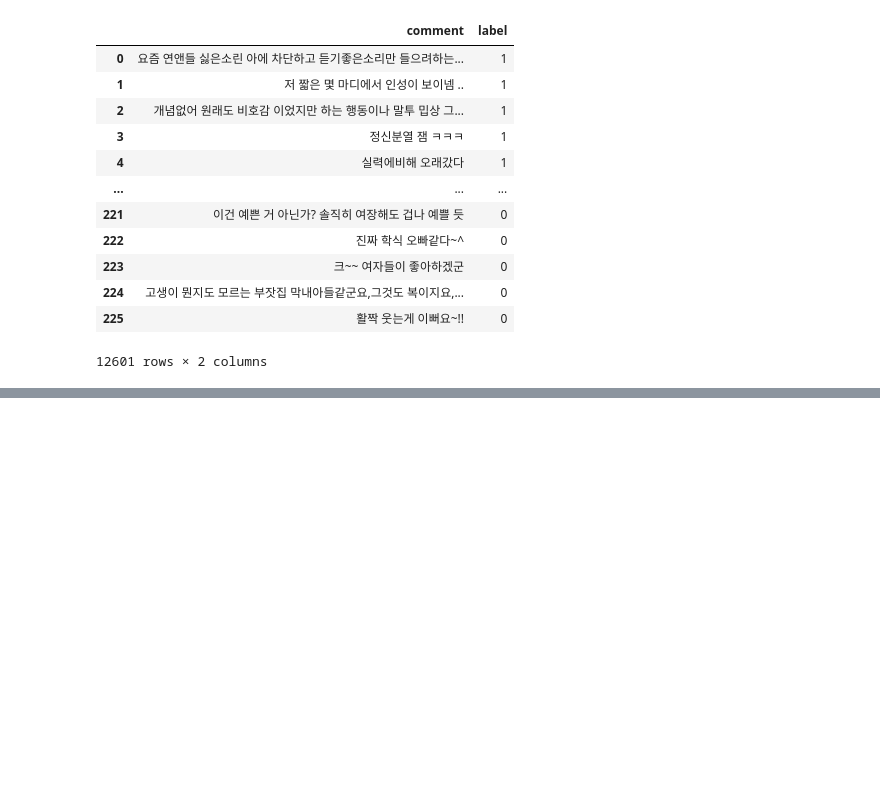
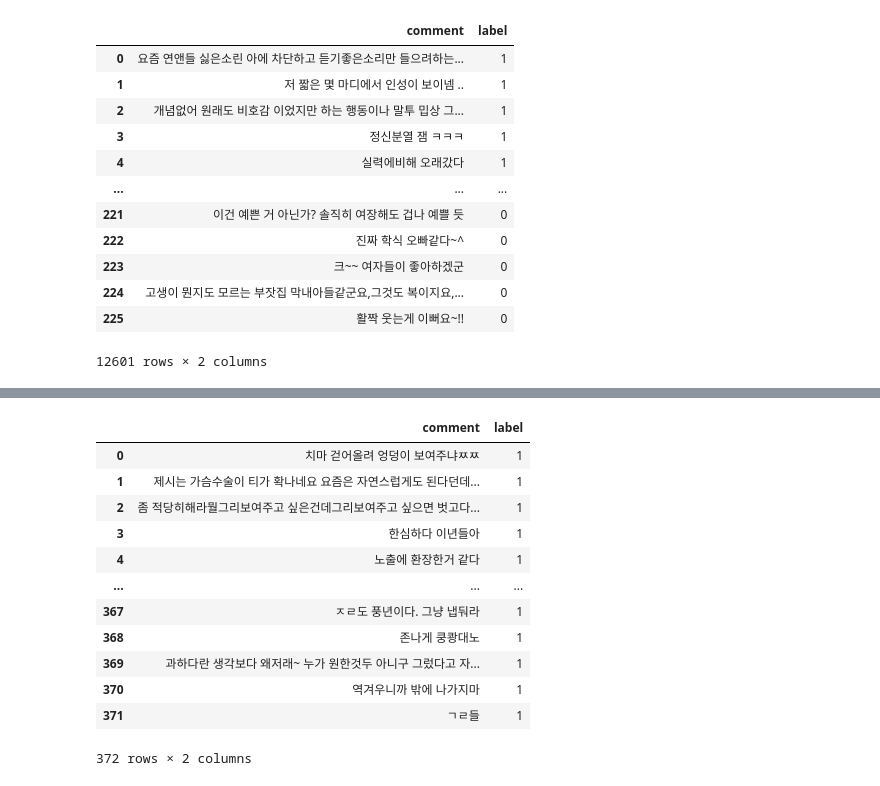
Before and after one commit to sooyeon-go/grad_project, a Jupyter notebook: comment_crawling_r/comment2_csv.ipynb, the cells around one changed output, grey strips where cells are left out. Cells and saved outputs as stored; diff of their text form; code cells hidden in the pictures; blank space fills up the shorter version.

```diff
--- a/comment_crawling_r/comment2_csv.ipynb
+++ b/comment_crawling_r/comment2_csv.ipynb
@@ -781,0 +806,17 @@ fi11
+# %%
+dic13 = pd.read_csv('n_comment20_csv.csv',encoding = 'cp949')
+dic13
+# %% [output]
+|  | comment | label |
+| 0 | 치마 걷어올려 엉덩이 보여주냐ㅉㅉ | 1 |
+| 1 | 제시는 가슴수술이 티가 확나네요 요즘은 자연스럽게도 된다던데... | 1 |
+| 2 | 좀 적당히해라뭘그리보여주고 싶은건데그리보여주고 싶으면 벗고다... | 1 |
+| 3 | 한심하다 이년들아 | 1 |
+| 4 | 노출에 환장한거 같다 | 1 |
+| ... | ... | ... |
+| 367 | ㅈㄹ도 풍년이다. 그냥 냅둬라 | 1 |
+| 368 | 존나게 쿵쾅대노 | 1 |
+| 369 | 과하다란 생각보다 왜저래~ 누가 원한것두 아니구 그렀다고 자... | 1 |
+| 370 | 역겨우니까 밖에 나가지마 | 1 |
+| 371 | ㄱㄹ들 | 1 |
+372 rows × 2 columns
```
Also changed, not shown: parts of 2 cells of this notebook.
